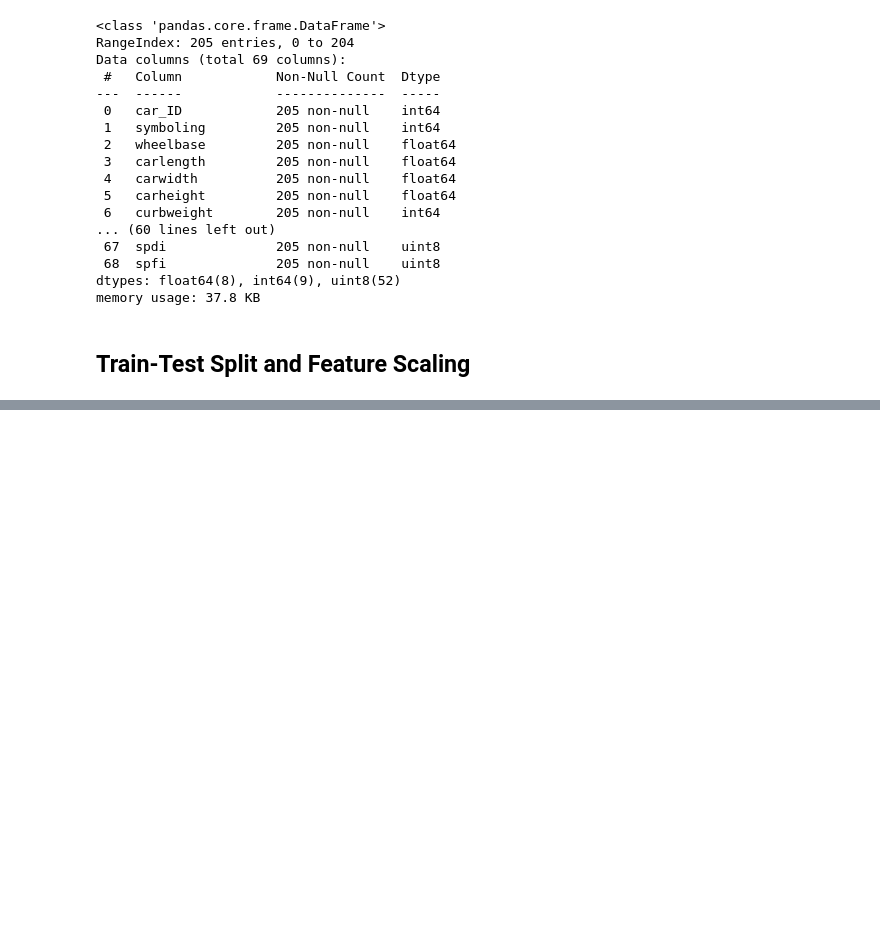
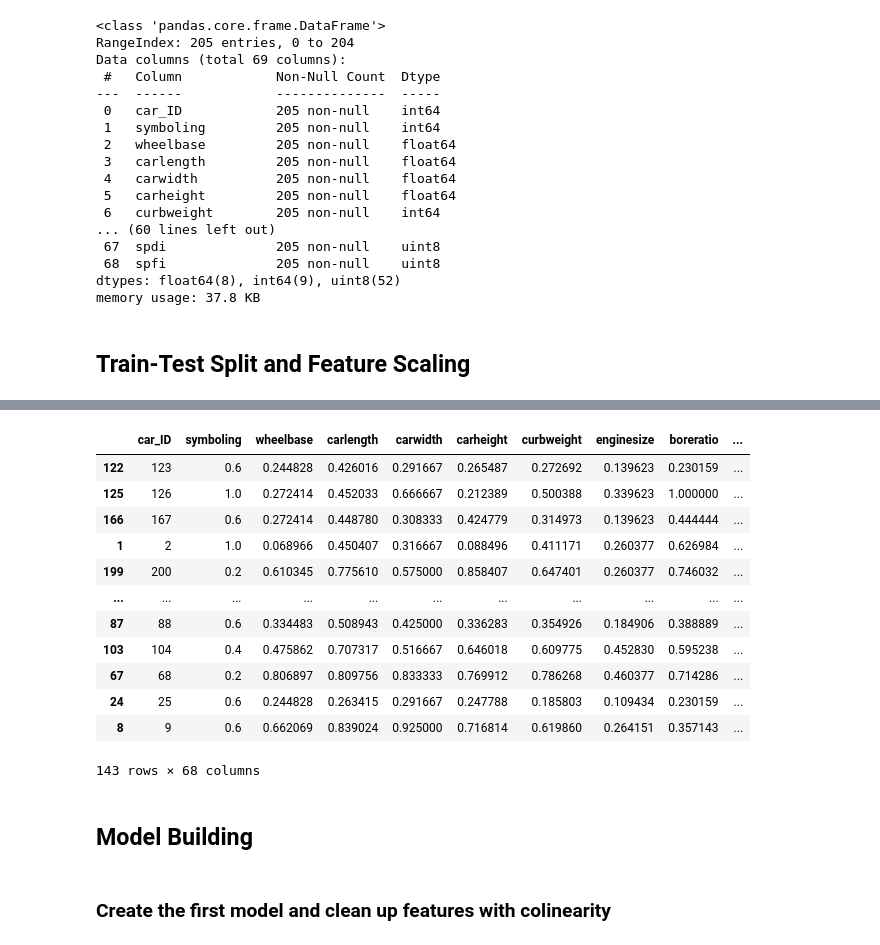
Before and after one commit to asa1997/CarPricePrediction, a Jupyter notebook: carpriceprediction.ipynb, the cells around one changed output, grey strips where cells are left out. Cells and saved outputs as stored; diff of their text form; code cells hidden in the pictures; blank space fills up the shorter version.

```diff
--- a/carpriceprediction.ipynb
+++ b/carpriceprediction.ipynb
@@ -543,0 +571,21 @@ df_train.head()
+# %%
+# Dividing data into X and Y variables
+
+y_train = df_train.pop('price')
+X_train = df_train
+# %% [output]
+|  | car_ID | symboling | wheelbase | carlength | carwidth | carheight | curbweight | enginesize | boreratio | ... |
+| 122 | 123 | 0.6 | 0.244828 | 0.426016 | 0.291667 | 0.265487 | 0.272692 | 0.139623 | 0.230159 | ... |
+| 125 | 126 | 1.0 | 0.272414 | 0.452033 | 0.666667 | 0.212389 | 0.500388 | 0.339623 | 1.000000 | ... |
+| 166 | 167 | 0.6 | 0.272414 | 0.448780 | 0.308333 | 0.424779 | 0.314973 | 0.139623 | 0.444444 | ... |
+| 1 | 2 | 1.0 | 0.068966 | 0.450407 | 0.316667 | 0.088496 | 0.411171 | 0.260377 | 0.626984 | ... |
+| 199 | 200 | 0.2 | 0.610345 | 0.775610 | 0.575000 | 0.858407 | 0.647401 | 0.260377 | 0.746032 | ... |
+| ... | ... | ... | ... | ... | ... | ... | ... | ... | ... | ... |
+| 87 | 88 | 0.6 | 0.334483 | 0.508943 | 0.425000 | 0.336283 | 0.354926 | 0.184906 | 0.388889 | ... |
+| 103 | 104 | 0.4 | 0.475862 | 0.707317 | 0.516667 | 0.646018 | 0.609775 | 0.452830 | 0.595238 | ... |
+| 67 | 68 | 0.2 | 0.806897 | 0.809756 | 0.833333 | 0.769912 | 0.786268 | 0.460377 | 0.714286 | ... |
+| 24 | 25 | 0.6 | 0.244828 | 0.263415 | 0.291667 | 0.247788 | 0.185803 | 0.109434 | 0.230159 | ... |
+| 8 | 9 | 0.6 | 0.662069 | 0.839024 | 0.925000 | 0.716814 | 0.619860 | 0.264151 | 0.357143 | ... |
+143 rows × 68 columns
+# %% [markdown]
+## Model Building
@@ -543,0 +611,2 @@ df_train.head()
+# %% [markdown]
+### Create the first model and clean up features with colinearity
```
Also changed, not shown: parts of 12 cells of this notebook.
